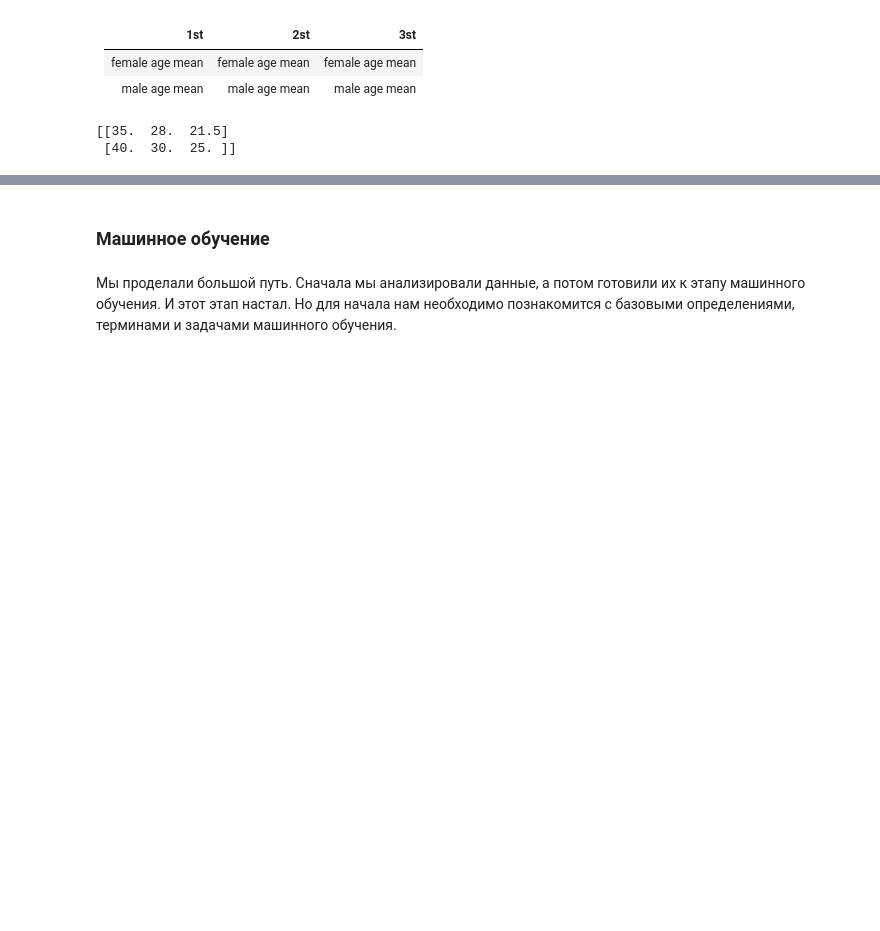
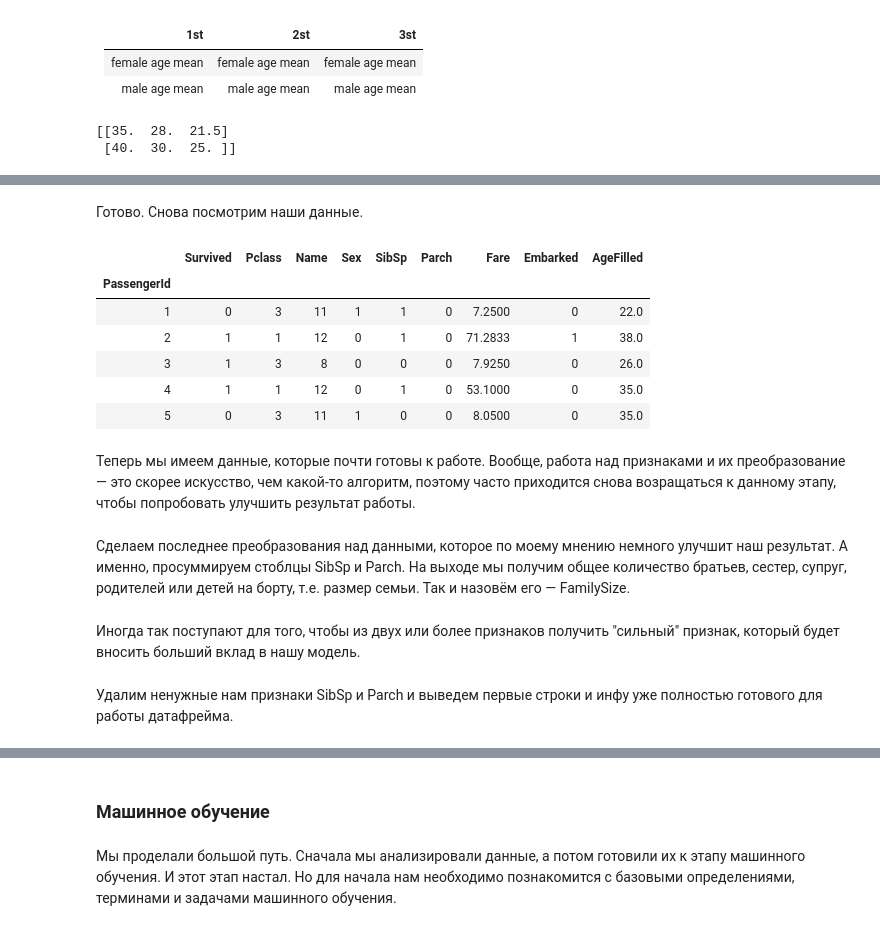
Before and after one commit to batogov/ml-coursework, a Jupyter notebook: coursework.ipynb, the cells around one changed output, grey strips where cells are left out. Saved outputs shown, nothing was run; the diff lists cells and outputs as text; code cells hidden in the pictures; blank space fills up the shorter version.

```diff
--- a/coursework.ipynb
+++ b/coursework.ipynb
@@ -276,0 +345,2 @@ print(median_ages)
+# %%
+data['Name'] = data['Name'].str.replace('(.*, )|(\\..*)', '')
@@ -276,0 +366,16 @@ print(median_ages)
+# %% [markdown]
+Готово. Снова посмотрим наши данные.
+# %%
+data.head()
+# %% [output]
+|  | Survived | Pclass | Name | Sex | SibSp | Parch | Fare | Embarked | AgeFilled |
+| PassengerId |  |  |  |  |  |  |  |  |  |
+| 1 | 0 | 3 | 11 | 1 | 1 | 0 | 7.2500 | 0 | 22.0 |
+| 2 | 1 | 1 | 12 | 0 | 1 | 0 | 71.2833 | 1 | 38.0 |
+| 3 | 1 | 3 | 8 | 0 | 0 | 0 | 7.9250 | 0 | 26.0 |
+| 4 | 1 | 1 | 12 | 0 | 1 | 0 | 53.1000 | 0 | 35.0 |
+| 5 | 0 | 3 | 11 | 1 | 0 | 0 | 8.0500 | 0 | 35.0 |
+# %% [markdown]
+Теперь мы имеем данные, которые почти готовы к работе. Вообще, работа над признаками и их преобразование — это скорее искусство, чем какой-то алгоритм, поэтому часто приходится снова возращаться к данному этапу, чтобы попробовать улучшить результат работы.
+# %% [markdown]
+Сделаем последнее преобразования над данными, которое по моему мнению немного улучшит наш результат. А именно, просуммируем стоблцы SibSp и Parch. На выходе мы получим общее количество братьев, сестер, супруг, родителей или детей на борту, т.е. размер семьи. Так и назовём его — FamilySize.
@@ -276,0 +384,4 @@ print(median_ages)
+# %% [markdown]
+Иногда так поступают для того, чтобы из двух или более признаков получить "сильный" признак, который будет вносить больший вклад в нашу модель.
+# %% [markdown]
+Удалим ненужные нам признаки SibSp и Parch и выведем первые строки и инфу уже полностью готового для работы датафрейма.
```
Also changed, not shown: parts of 34 cells of this notebook.
